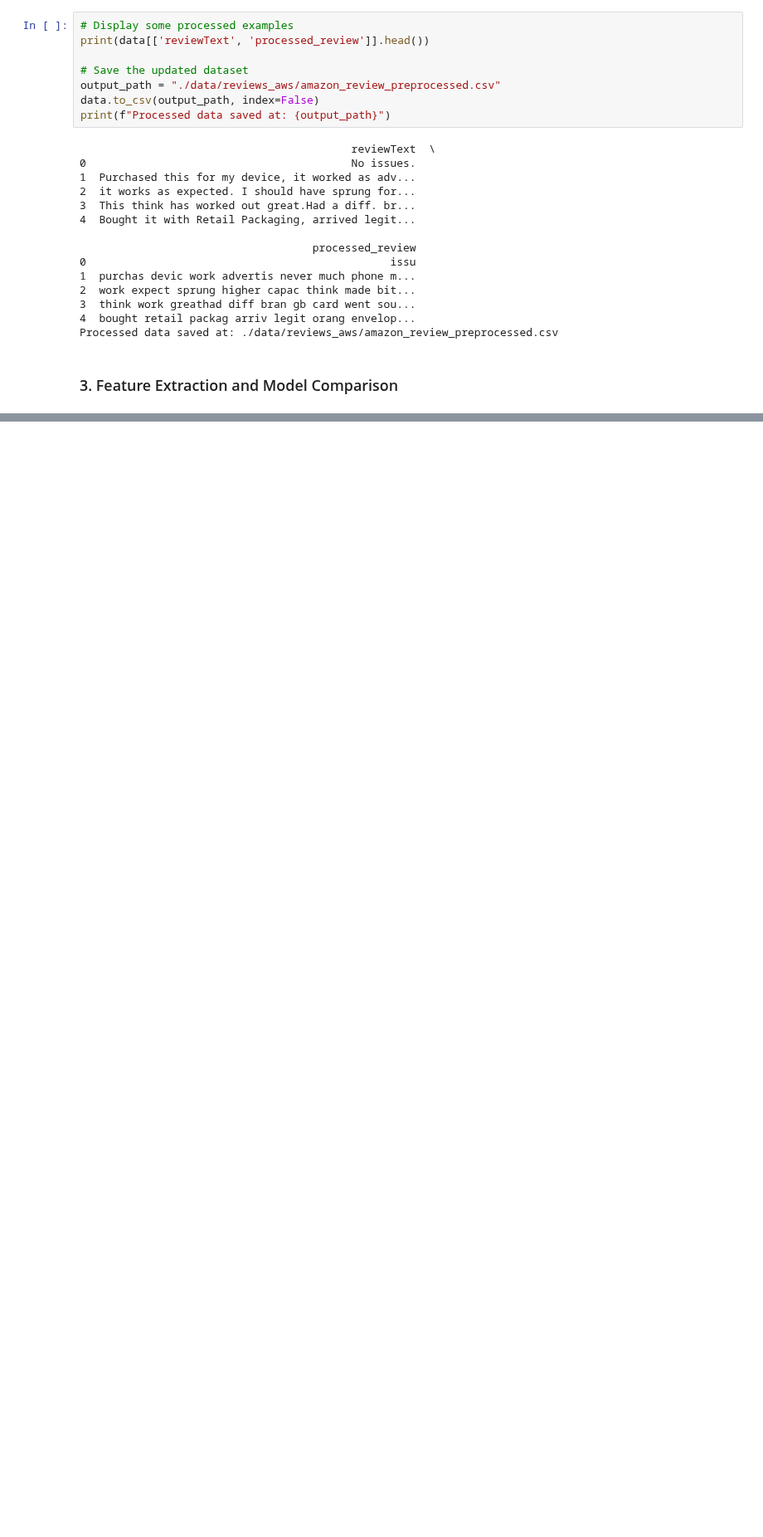
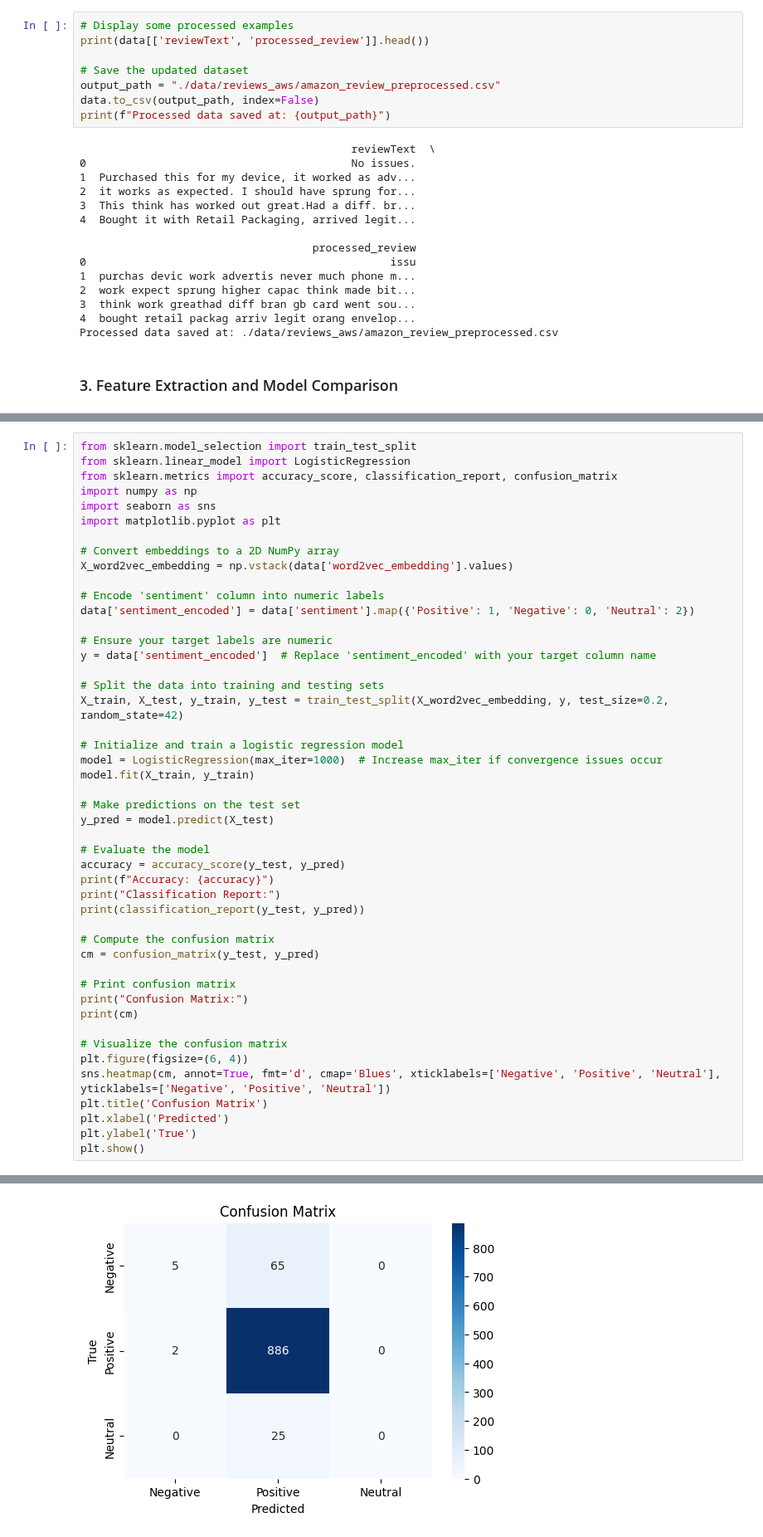
Before and after one commit to Jianting-Selina/CSCN8010_practical_lab, a Jupyter notebook: FinalProjectApplying NLP.ipynb, the cells around one changed output, grey strips where cells are left out. Shown at 83% size. Drawn from its saved outputs; the diff is of its cells as text; blank space fills up the shorter version.

```diff
--- a/FinalProjectApplying NLP.ipynb
+++ b/FinalProjectApplying NLP.ipynb
@@ -411,0 +577,48 @@ ModuleNotFoundError: No module named 'transformers'
+# %%
+from sklearn.model_selection import train_test_split
+from sklearn.linear_model import LogisticRegression
+from sklearn.metrics import accuracy_score, classification_report, confusion_matrix
+import numpy as np
+import seaborn as sns
+import matplotlib.pyplot as plt
+
+# Convert embeddings to a 2D NumPy array
+X_word2vec_embedding = np.vstack(data['word2vec_embedding'].values)
+
+# Encode 'sentiment' column into numeric labels
+data['sentiment_encoded'] = data['sentiment'].map({'Positive': 1, 'Negative': 0, 'Neutral': 2})
+
+# Ensure your target labels are numeric
+y = data['sentiment_encoded']  # Replace 'sentiment_encoded' with your target column name
+
+# Split the data into training and testing sets
+X_train, X_test, y_train, y_test = train_test_split(X_word2vec_embedding, y, test_size=0.2, random_state=42)
+
+# Initialize and train a logistic regression model
+model = LogisticRegression(max_iter=1000)  # Increase max_iter if convergence issues occur
+model.fit(X_train, y_train)
+
+# Make predictions on the test set
+y_pred = model.predict(X_test)
+
+# Evaluate the model
+accuracy = accuracy_score(y_test, y_pred)
+print(f"Accuracy: {accuracy}")
+print("Classification Report:")
+print(classification_report(y_test, y_pred))
+
+# Compute the confusion matrix
+cm = confusion_matrix(y_test, y_pred)
+
+# Print confusion matrix
+print("Confusion Matrix:")
+print(cm)
+
+# Visualize the confusion matrix
+plt.figure(figsize=(6, 4))
+sns.heatmap(cm, annot=True, fmt='d', cmap='Blues', xticklabels=['Negative', 'Positive', 'Neutral'], yticklabels=['Negative', 'Positive', 'Neutral'])
+plt.title('Confusion Matrix')
+plt.xlabel('Predicted')
+plt.ylabel('True')
+plt.show()
+# %% [output]
@@ -411,0 +641 @@ ModuleNotFoundError: No module named 'transformers'
+[figure, added]
```
Also changed, not shown: parts of 20 cells of this notebook.
